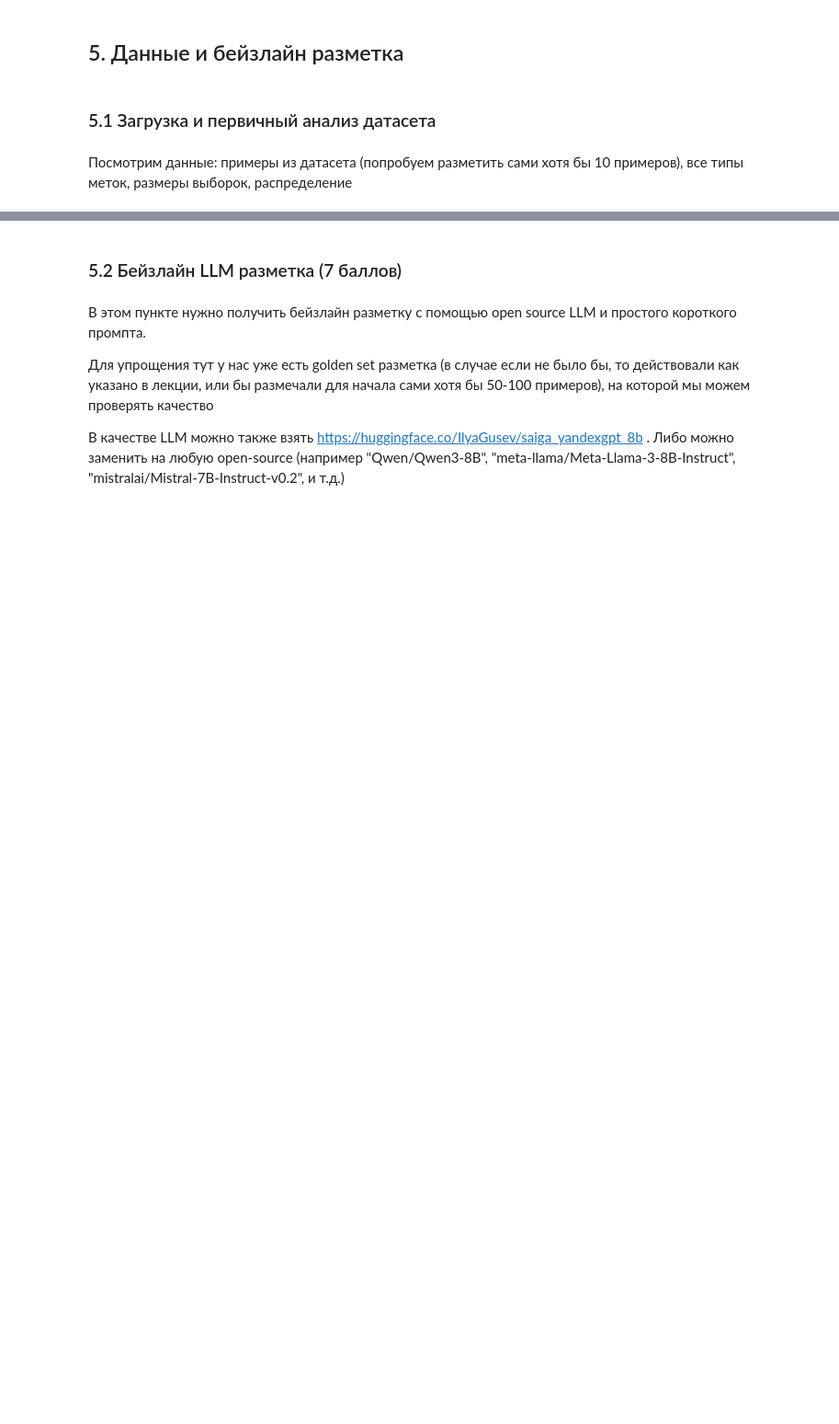
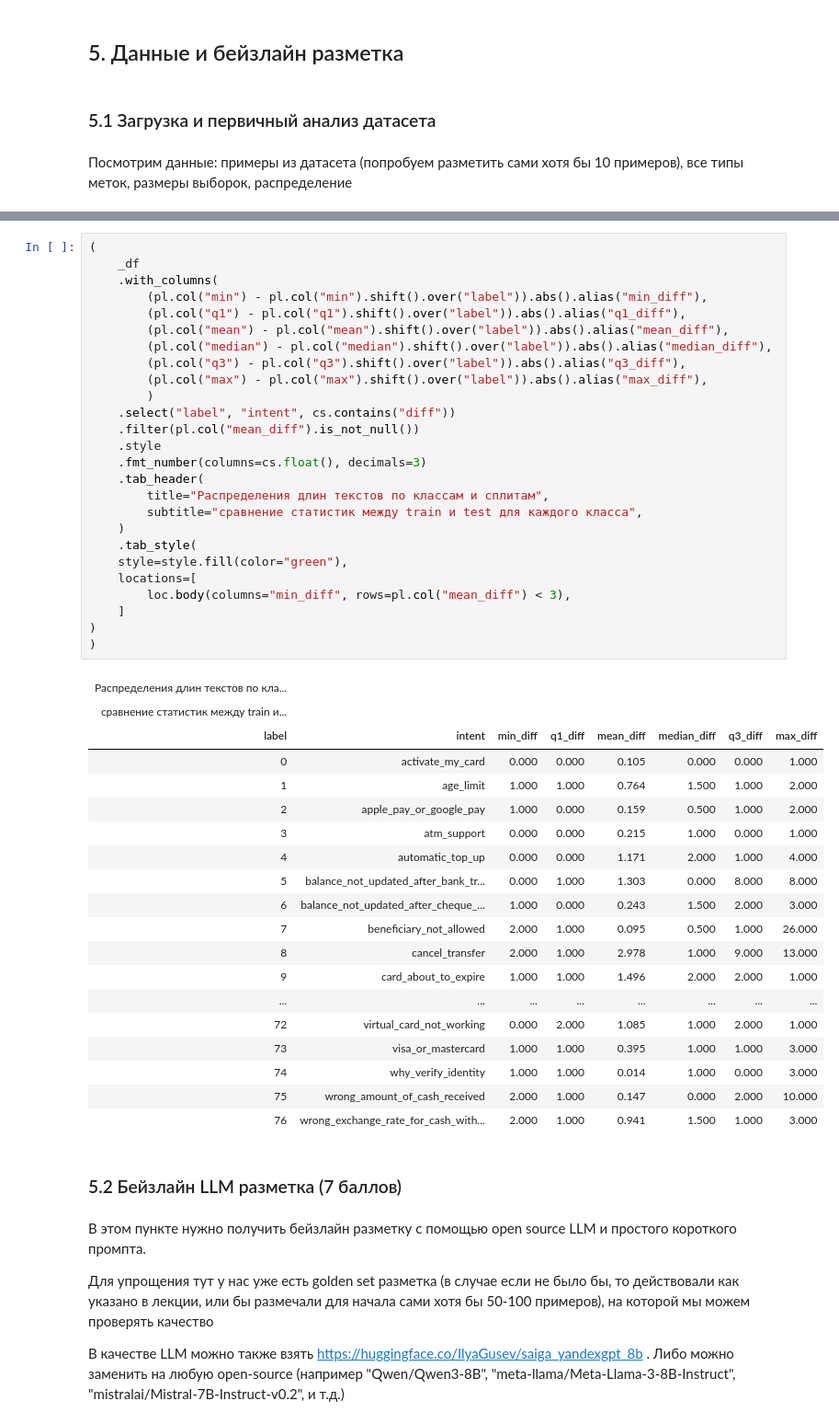
Before and after one commit to egor-kuzin/data-labeling, a Jupyter notebook: LLMpro_hw_4_Kuzin_Egor.ipynb, the cells around one changed output, grey strips where cells are left out. Shown at 92% size. Cells and saved outputs as stored; diff of their text form; blank space fills up the shorter version.

```diff
--- a/LLMpro_hw_4_Kuzin_Egor.ipynb
+++ b/LLMpro_hw_4_Kuzin_Egor.ipynb
@@ -94,3 +264,49 @@ print("""
+# %%
+(
+    _df
+    .with_columns(
+        (pl.col("min") - pl.col("min").shift().over("label")).abs().alias("min_diff"),
+        (pl.col("q1") - pl.col("q1").shift().over("label")).abs().alias("q1_diff"),
+        (pl.col("mean") - pl.col("mean").shift().over("label")).abs().alias("mean_diff"),
+        (pl.col("median") - pl.col("median").shift().over("label")).abs().alias("median_diff"),
+        (pl.col("q3") - pl.col("q3").shift().over("label")).abs().alias("q3_diff"),
+        (pl.col("max") - pl.col("max").shift().over("label")).abs().alias("max_diff"),
+        )
+    .select("label", "intent", cs.contains("diff"))
+    .filter(pl.col("mean_diff").is_not_null())
+    .style
+    .fmt_number(columns=cs.float(), decimals=3)
+    .tab_header(
+        title="Распределения длин текстов по классам и сплитам",
+        subtitle="сравнение статистик между train и test для каждого класса",
+    )
+    .tab_style(
+    style=style.fill(color="green"),
+    locations=[
+        loc.body(columns="min_diff", rows=pl.col("mean_diff") < 3),
+    ]
+)
+)
+# %% [output]
+| Распределения длин текстов по кла... |  |  |  |  |  |  |  |
+| сравнение статистик между train и... |  |  |  |  |  |  |  |
+| label | intent | min_diff | q1_diff | mean_diff | median_diff | q3_diff | max_diff |
+| 0 | activate_my_card | 0.000 | 0.000 | 0.105 | 0.000 | 0.000 | 1.000 |
+| 1 | age_limit | 1.000 | 1.000 | 0.764 | 1.500 | 1.000 | 2.000 |
+| 2 | apple_pay_or_google_pay | 1.000 | 0.000 | 0.159 | 0.500 | 1.000 | 2.000 |
+| 3 | atm_support | 0.000 | 0.000 | 0.215 | 1.000 | 0.000 | 1.000 |
+| 4 | automatic_top_up | 0.000 | 0.000 | 1.171 | 2.000 | 1.000 | 4.000 |
+| 5 | balance_not_updated_after_bank_tr... | 0.000 | 1.000 | 1.303 | 0.000 | 8.000 | 8.000 |
+| 6 | balance_not_updated_after_cheque_... | 1.000 | 0.000 | 0.243 | 1.500 | 2.000 | 3.000 |
+| 7 | beneficiary_not_allowed | 2.000 | 1.000 | 0.095 | 0.500 | 1.000 | 26.000 |
+| 8 | cancel_transfer | 2.000 | 1.000 | 2.978 | 1.000 | 9.000 | 13.000 |
+| 9 | card_about_to_expire | 1.000 | 1.000 | 1.496 | 2.000 | 2.000 | 1.000 |
+| ... | ... | ... | ... | ... | ... | ... | ... |
+| 72 | virtual_card_not_working | 0.000 | 2.000 | 1.085 | 1.000 | 2.000 | 1.000 |
+| 73 | visa_or_mastercard | 1.000 | 1.000 | 0.395 | 1.000 | 1.000 | 3.000 |
+| 74 | why_verify_identity | 1.000 | 1.000 | 0.014 | 1.000 | 0.000 | 3.000 |
+| 75 | wrong_amount_of_cash_received | 2.000 | 1.000 | 0.147 | 0.000 | 2.000 | 10.000 |
+| 76 | wrong_exchange_rate_for_cash_with... | 2.000 | 1.000 | 0.941 | 1.500 | 1.000 | 3.000 |
 # %% [markdown]
 ### 5.2 Бейзлайн LLM разметка (7 баллов)
 # %% [markdown]
```
Also changed, not shown: parts of 10 cells of this notebook, 1 other file.
